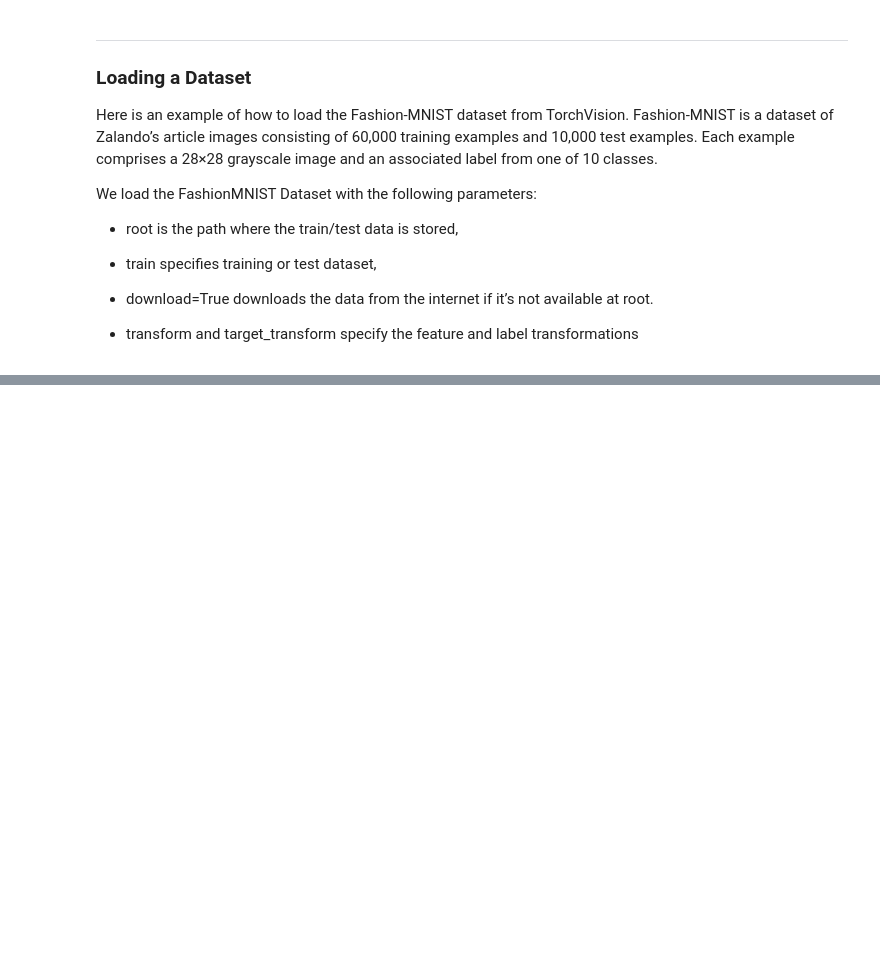
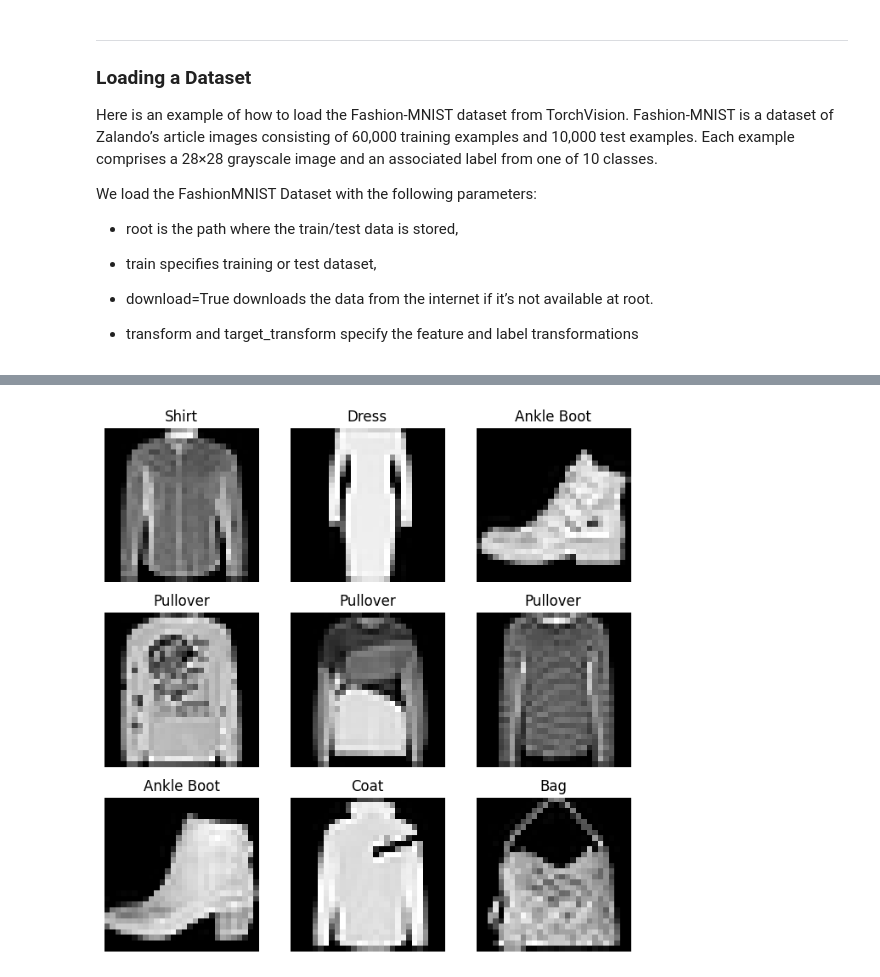
Before and after one commit to JayZeus999/Hands-On-Machine-Learning, a Jupyter notebook: PyTorch/Datasets-&-DataLoaders.ipynb, the cells around one changed output, grey strips where cells are left out. Saved outputs shown, nothing was run; the diff lists cells and outputs as text; code cells hidden in the pictures; blank space fills up the shorter version.

Commit message:
Iterate & visualize the dataset

```diff
--- a/PyTorch/Datasets-&-DataLoaders.ipynb
+++ b/PyTorch/Datasets-&-DataLoaders.ipynb
@@ -40,0 +46,46 @@ test_data = datasets.FashionMNIST(
+# %%
+# Map each numerical label (0–9) to its clothing category
+labels_map = {
+    0: "T-Shirt",
+    1: "Trouser",
+    2: "Pullover",
+    3: "Dress",
+    4: "Coat",
+    5: "Sandal",
+    6: "Shirt",
+    7: "Sneaker",
+    8: "Bag",
+    9: "Ankle Boot",
+}
+
+# Create an 8×8 inch figure to display the images
+figure = plt.figure(figsize=(8, 8))
+
+# Set up a 3×3 grid (9 images total)
+cols, rows = 3, 3
+
+# Repeat 9 times to display 9 random samples
+for i in range(1, cols * rows + 1):
+
+    # Pick a random index from the training dataset
+    sample_idx = torch.randint(len(training_data), size=(1,)).item()
+
+    # Get the image and its numerical label
+    img, label = training_data[sample_idx]
+
+    # Add this image to the next position in the 3×3 grid
+    figure.add_subplot(rows, cols, i)
+
+    # Convert the numerical label to its clothing name
+    plt.title(labels_map[label])
+
+    # Hide the x/y axes
+    plt.axis("off")
+
+    # Display the image in grayscale
+    plt.imshow(img.squeeze(), cmap="gray")
+
+# Display the completed 3×3 grid
+plt.show()
+# %% [output]
+[figure, added]
```
Also changed, not shown: parts of 1 cell of this notebook.
